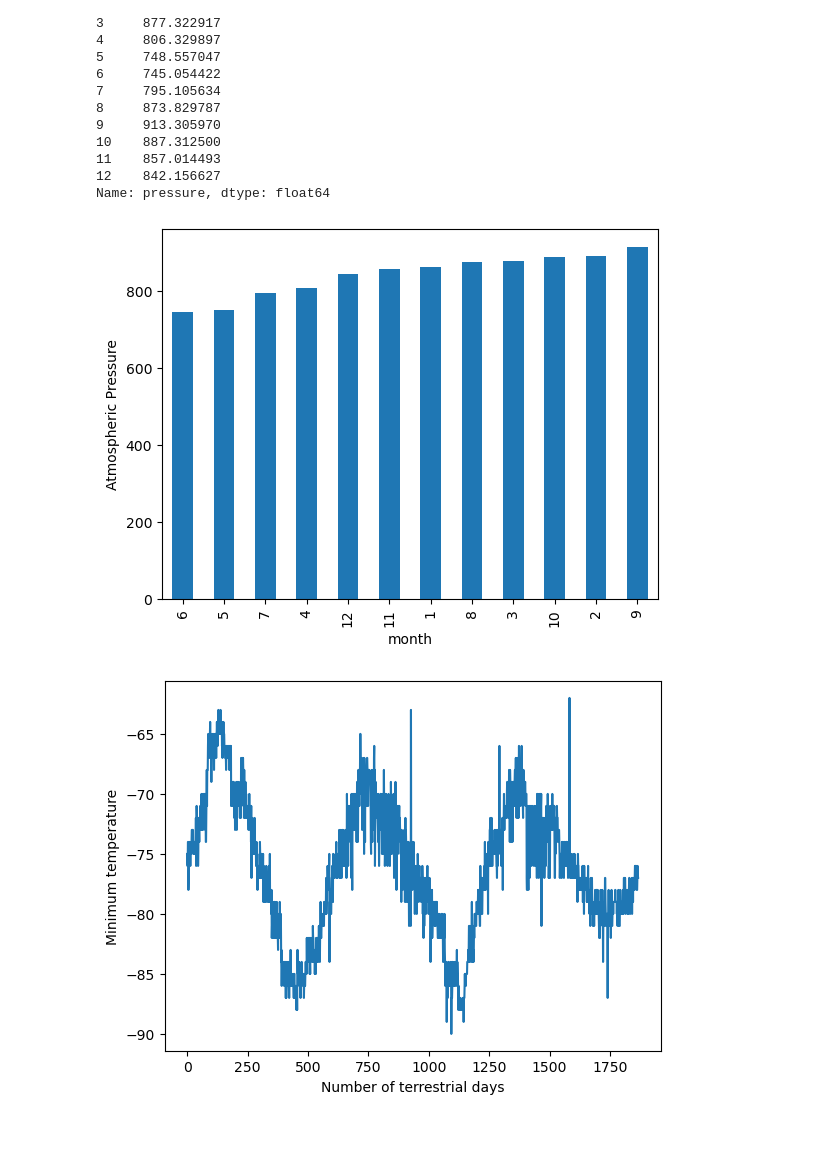
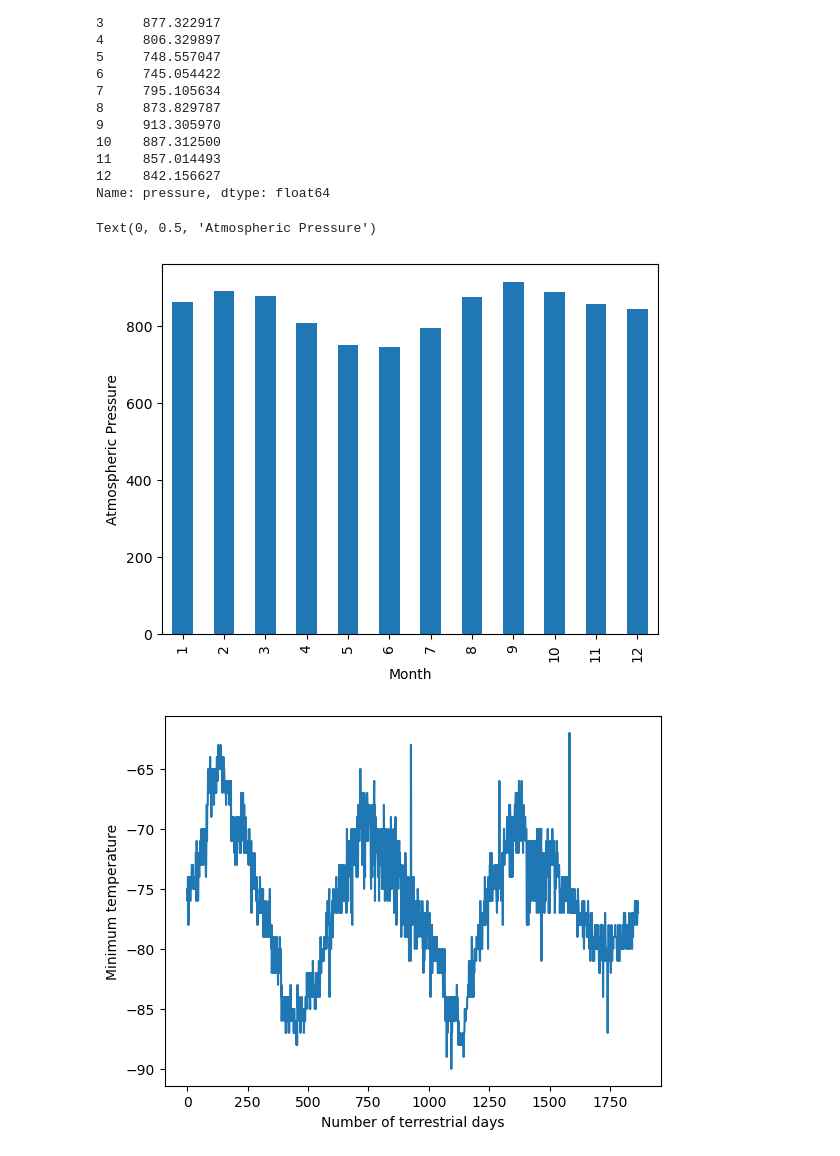
Before and after one commit to KelseyKraft71/data-collection-activity, a Jupyter notebook: dataCollection/part_2_mars_weather.ipynb, the cells around one changed output. Saved outputs shown, nothing was run; the diff lists cells and outputs as text; code cells hidden in the pictures.

```diff
--- a/dataCollection/part_2_mars_weather.ipynb
+++ b/dataCollection/part_2_mars_weather.ipynb
@@ -243,10 +246,17 @@ month
 11    857.014493
 12    842.156627
 Name: pressure, dtype: float64
+# %%
+# assign the means to a variable
+pressure_means = mars_df['pressure'].groupby(mars_df['month']).mean()
 # %%
 # Plot the average pressure by month
+pressure_means.plot.bar()
+plt.xlabel('Month')
+plt.ylabel('Atmospheric Pressure')
 # %% [output]
+Text(0, 0.5, 'Atmospheric Pressure')
-[figure, old version]
+[figure, new version]
 # %%
 # 5. How many terrestrial (earth) days are there in a Martian year?
 # %% [output]
```
Also changed, not shown: parts of 9 cells of this notebook.
